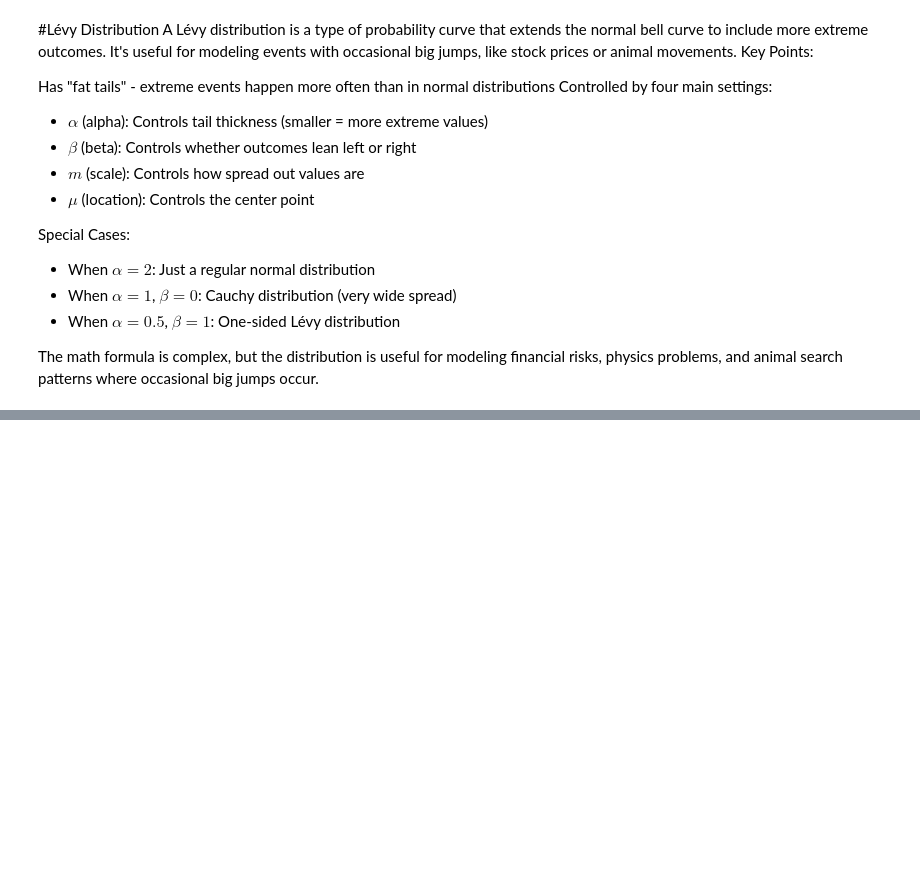
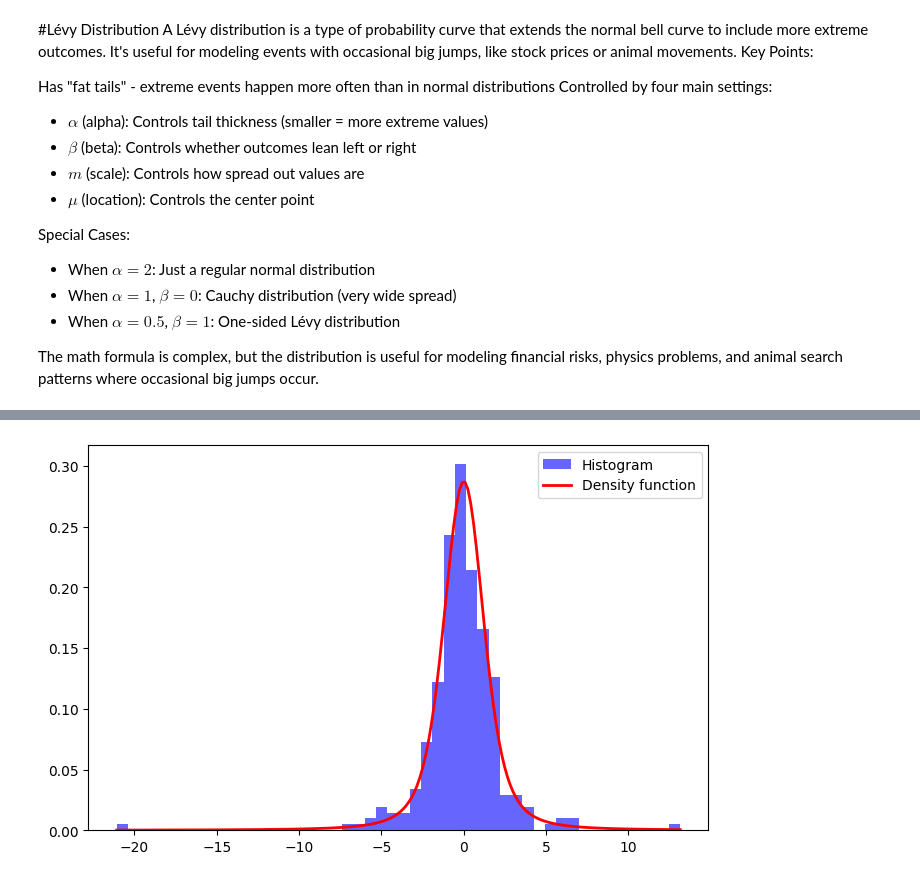
Before and after one commit to RobertoJose98/random_walks_hw, a Jupyter notebook: TI_1_HW2.ipynb, the cells around one changed output, grey strips where cells are left out. Cells and saved outputs as stored; diff of their text form; code cells hidden in the pictures; blank space fills up the shorter version.

Commit message:
Lévy distribution - Histogram + Curve

```diff
--- a/TI_1_HW2.ipynb
+++ b/TI_1_HW2.ipynb
@@ -123,0 +130,17 @@ fig.show()
+# %%
+# Activity 3: Lévy distribution - Histogram + Curve
+# Parameters
+alpha, beta = 1.5, 0
+samples = levy_stable.rvs(alpha, beta, size=300)
+
+plt.figure(figsize=(8, 5))
+plt.hist(samples, bins=50, density=True, alpha=0.6, color='b', label="Histogram")
+
+x = np.linspace(min(samples), max(samples), 200)
+pdf = levy_stable.pdf(x, alpha, beta)
+plt.plot(x, pdf, 'r-', lw=2, label="Density function")
+
+plt.legend()
+plt.show()
+# %% [output]
+[figure, added]
```
Also changed, not shown: parts of 4 cells of this notebook.
